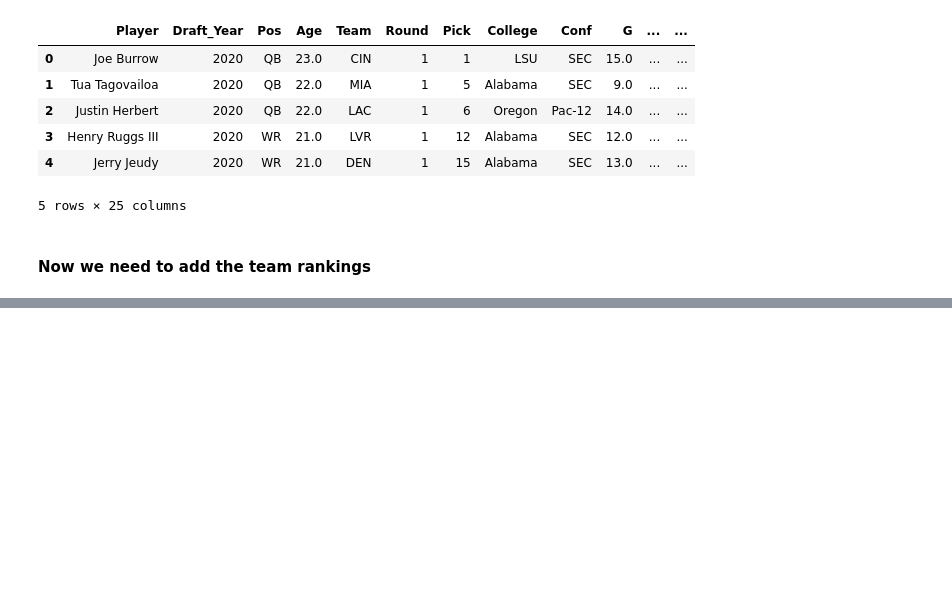
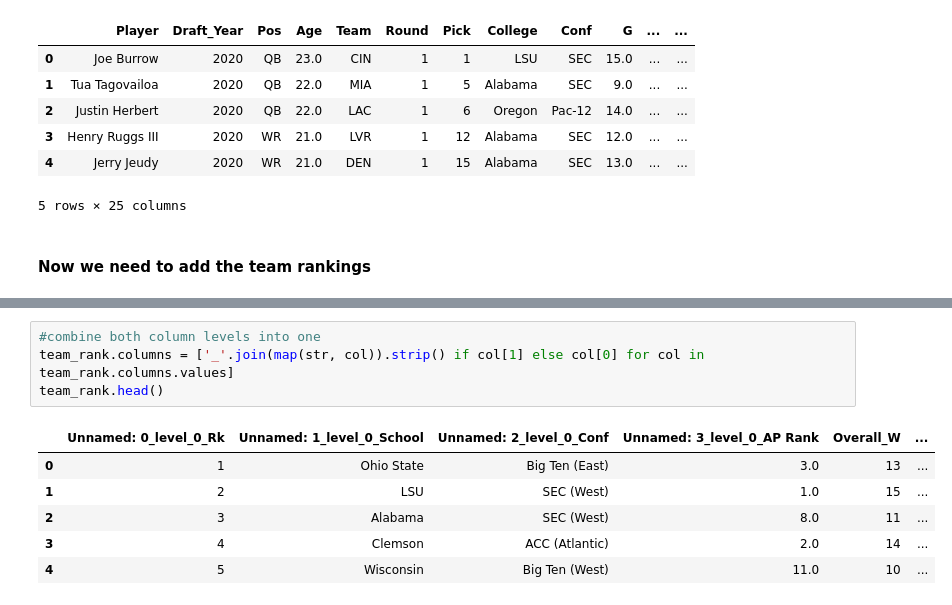
Before and after one commit to TrevBunch/DS-340W-Project, a Jupyter notebook: feature_engineering.ipynb, the cells around one changed output, grey strips where cells are left out. Drawn from its saved outputs; the diff is of its cells as text; blank space fills up the shorter version.

```diff
--- a/feature_engineering.ipynb
+++ b/feature_engineering.ipynb
@@ -275,0 +298,11 @@ college_confs.head()
+# %%
+#combine both column levels into one
+team_rank.columns = ['_'.join(map(str, col)).strip() if col[1] else col[0] for col in team_rank.columns.values]
+team_rank.head()
+# %% [output]
+|  | Unnamed: 0_level_0_Rk | Unnamed: 1_level_0_School | Unnamed: 2_level_0_Conf | Unnamed: 3_level_0_AP Rank | Overall_W | ... |
+| 0 | 1 | Ohio State | Big Ten (East) | 3.0 | 13 | ... |
+| 1 | 2 | LSU | SEC (West) | 1.0 | 15 | ... |
+| 2 | 3 | Alabama | SEC (West) | 8.0 | 11 | ... |
+| 3 | 4 | Clemson | ACC (Atlantic) | 2.0 | 14 | ... |
+| 4 | 5 | Wisconsin | Big Ten (West) | 11.0 | 10 | ... |
```
Also changed, not shown: parts of 9 cells of this notebook, 1 other file.
